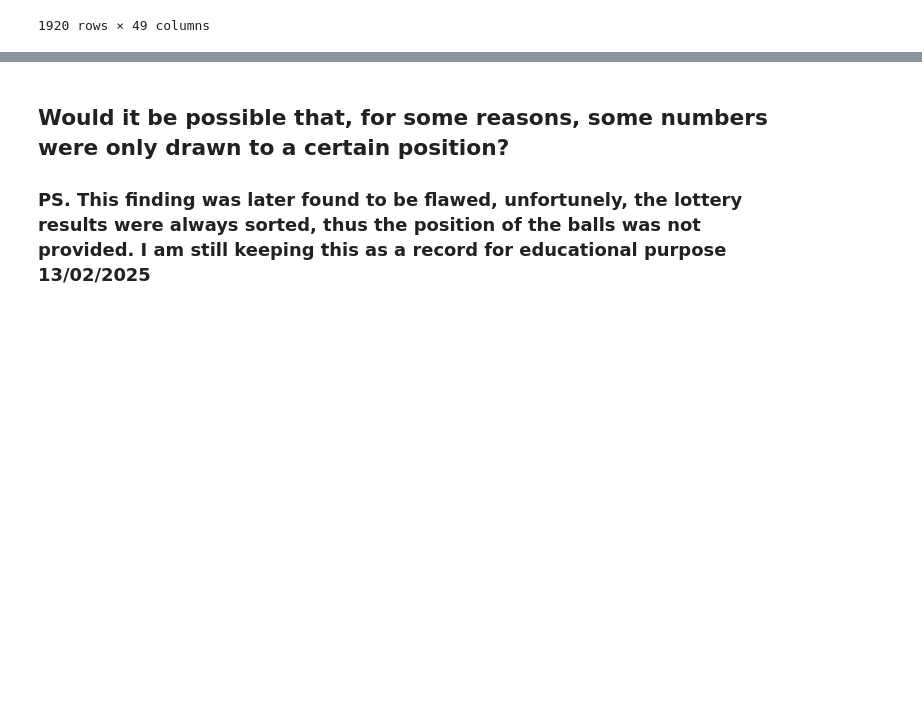
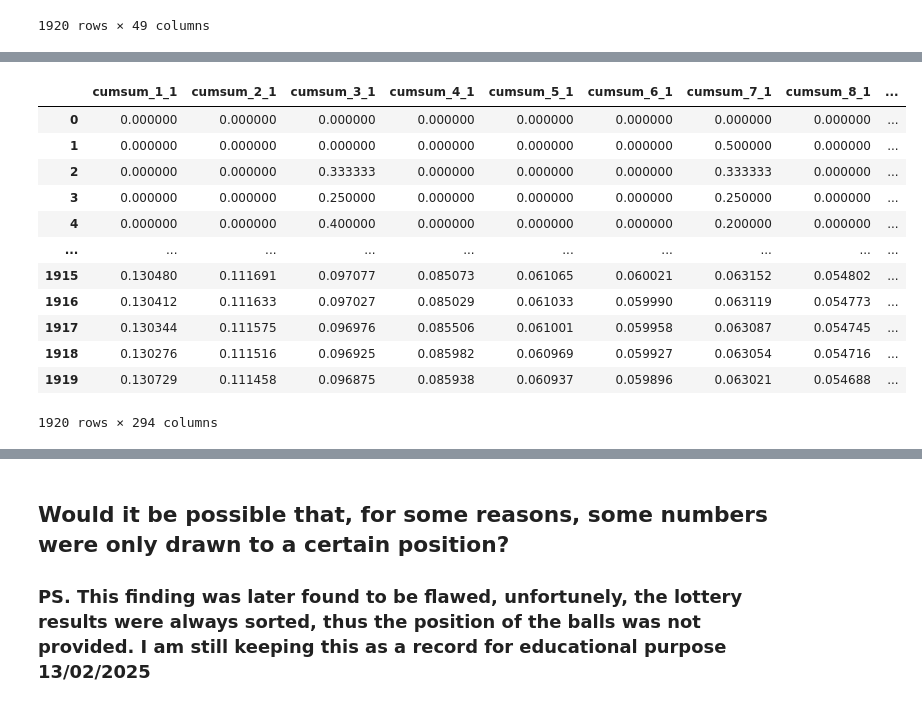
Before and after one commit to TedLLH/HongKongPowerBall_MarkSix, a Jupyter notebook: marksix.ipynb, the cells around one changed output, grey strips where cells are left out. Drawn from its saved outputs; the diff is of its cells as text; code cells hidden in the pictures; blank space fills up the shorter version.

```diff
--- a/marksix.ipynb
+++ b/marksix.ipynb
@@ -1586,7 +1514,14 @@ df_49_total
 # %%
 #df_49_total cumsum
 df_49 = pd.concat([df_49_total, df_49_1st_to_6th_total], axis=1)
-df_49_cumsum=df_49.cumsum()
-df_49_all = df_49_cumsum.iloc[:,:49]
-df_49_cumsum_total = df_49_cumsum.iloc[:,:49].sum(axis=1).to_frame()
-df_49_all=df_49_all.div(df_49_cumsum_total.values)
+df_49_cumsum = df_49.cumsum()
+
+# Get first 49 columns and calculate their proportions
+df_49_all = df_49_cumsum.iloc[:, :49]
+df_49_cumsum_total = df_49_all.sum(axis=1).to_frame()
+df_49_all = df_49_all.div(df_49_cumsum_total.values)
+
+# Rename columns to maintain consistent naming convention
+df_49_all.columns = [f'cumsum_total_{i}' for i in range(1, 50)]
+
+df_49_all
@@ -1593,20 +1542,37 @@ df_49_all=df_49_all.div(df_49_cumsum_total.values)
 # %%
 #df_49_1st_to_6th cumsum
 df_49_1st_to_6th_cumsum = df_49_cumsum.iloc[:,49:]
 
 def df_49_1st_to_6th(df):
-    results=[]
+    results = []
     num = 0
-    for i in range(0,6):
-        df_49_all = df.iloc[:,num:num+49]
-        df_49_cumsum_total = df.iloc[:,num:num+49].sum(axis=1).to_frame()
-        df_result = df_49_all.div(df_49_cumsum_total.values)
+    for i in range(0, 6):
+        df_49_1_to_6 = df.iloc[:, num:num+49]
+        df_49_cumsum_total = df.iloc[:, num:num+49].sum(axis=1).to_frame()
+        df_result = df_49_1_to_6.div(df_49_cumsum_total.values)
+        # Rename columns to match the rolling format
+        df_result.columns = [f'cumsum_{j}_{i+1}' for j in range(1, 50)]
         results.append(df_result)
-        num+=49
+        num += 49
     final_result = pd.concat(results, axis=1)
     return final_result
 
 df_ = df_49_1st_to_6th(df_49_1st_to_6th_cumsum)
+df_
+# %% [output]
+|  | cumsum_1_1 | cumsum_2_1 | cumsum_3_1 | cumsum_4_1 | cumsum_5_1 | cumsum_6_1 | cumsum_7_1 | cumsum_8_1 | ... |
+| 0 | 0.000000 | 0.000000 | 0.000000 | 0.000000 | 0.000000 | 0.000000 | 0.000000 | 0.000000 | ... |
+| 1 | 0.000000 | 0.000000 | 0.000000 | 0.000000 | 0.000000 | 0.000000 | 0.500000 | 0.000000 | ... |
+| 2 | 0.000000 | 0.000000 | 0.333333 | 0.000000 | 0.000000 | 0.000000 | 0.333333 | 0.000000 | ... |
+| 3 | 0.000000 | 0.000000 | 0.250000 | 0.000000 | 0.000000 | 0.000000 | 0.250000 | 0.000000 | ... |
+| 4 | 0.000000 | 0.000000 | 0.400000 | 0.000000 | 0.000000 | 0.000000 | 0.200000 | 0.000000 | ... |
+| ... | ... | ... | ... | ... | ... | ... | ... | ... | ... |
+| 1915 | 0.130480 | 0.111691 | 0.097077 | 0.085073 | 0.061065 | 0.060021 | 0.063152 | 0.054802 | ... |
+| 1916 | 0.130412 | 0.111633 | 0.097027 | 0.085029 | 0.061033 | 0.059990 | 0.063119 | 0.054773 | ... |
+| 1917 | 0.130344 | 0.111575 | 0.096976 | 0.085506 | 0.061001 | 0.059958 | 0.063087 | 0.054745 | ... |
+| 1918 | 0.130276 | 0.111516 | 0.096925 | 0.085982 | 0.060969 | 0.059927 | 0.063054 | 0.054716 | ... |
+| 1919 | 0.130729 | 0.111458 | 0.096875 | 0.085938 | 0.060937 | 0.059896 | 0.063021 | 0.054688 | ... |
+1920 rows × 294 columns
 # %%
 #concat with other features
 all_49_distribution = pd.concat([df_, df_49_all], axis=1)
```
Also changed, not shown: parts of 23 cells of this notebook.
